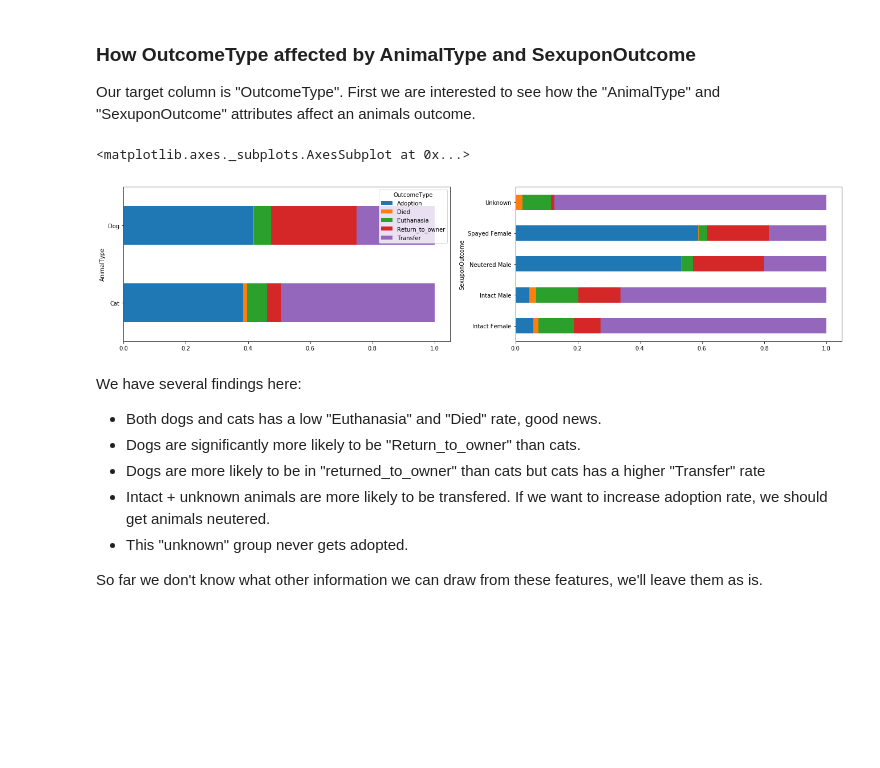
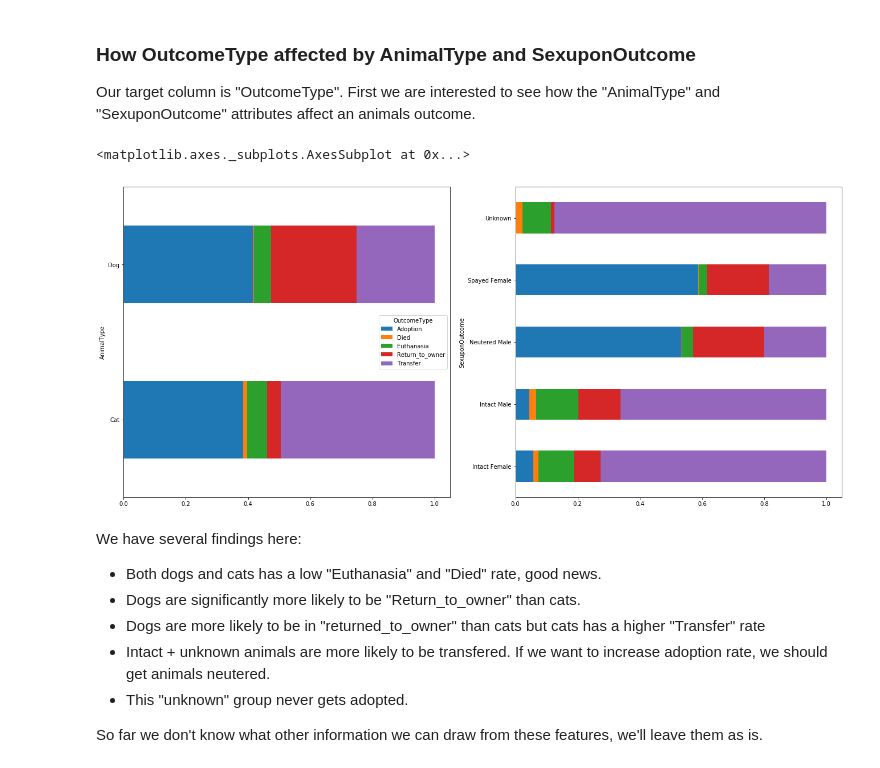
Before and after one commit to mspinelli/animal_shelter, a Jupyter notebook: DataExplore.ipynb, the cells around one changed output. Saved outputs shown, nothing was run; the diff lists cells and outputs as text; code cells hidden in the pictures; blank space fills up the shorter version.

```diff
--- a/DataExplore.ipynb
+++ b/DataExplore.ipynb
@@ -23,15 +16,15 @@ animals.head()
 Our target column is "OutcomeType". First we are interested to see how the "AnimalType" and "SexuponOutcome" attributes affect an animals outcome.
 # %%
 f, axs = plt.subplots(ncols=2)
-figsize(20,10)
+f.set_size_inches(20, 10)
 plt.subplots_adjust(right=1)
 df1 = animals.groupby("AnimalType").OutcomeType.value_counts(normalize=True).unstack()
 df1.plot(kind="barh", stacked=True, ax=axs[0])
 df2 = animals.groupby("SexuponOutcome").OutcomeType.value_counts(normalize=True).unstack()
 df2.plot(kind="barh", stacked=True, ax=axs[1], legend=False)
 # %% [output]
 <matplotlib.axes._subplots.AxesSubplot at 0x...>
-[figure, old version]
+[figure, new version]
 # %% [markdown]
 We have several findings here:
 * Both dogs and cats has a low "Euthanasia" and "Died" rate, good news.
```
Also changed, not shown: parts of 86 cells of this notebook.
